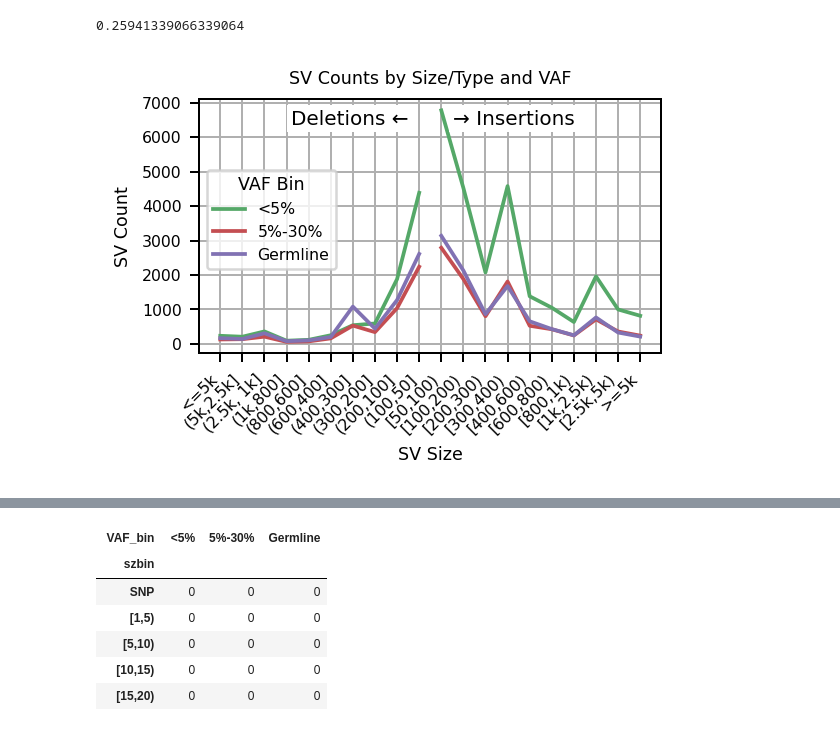
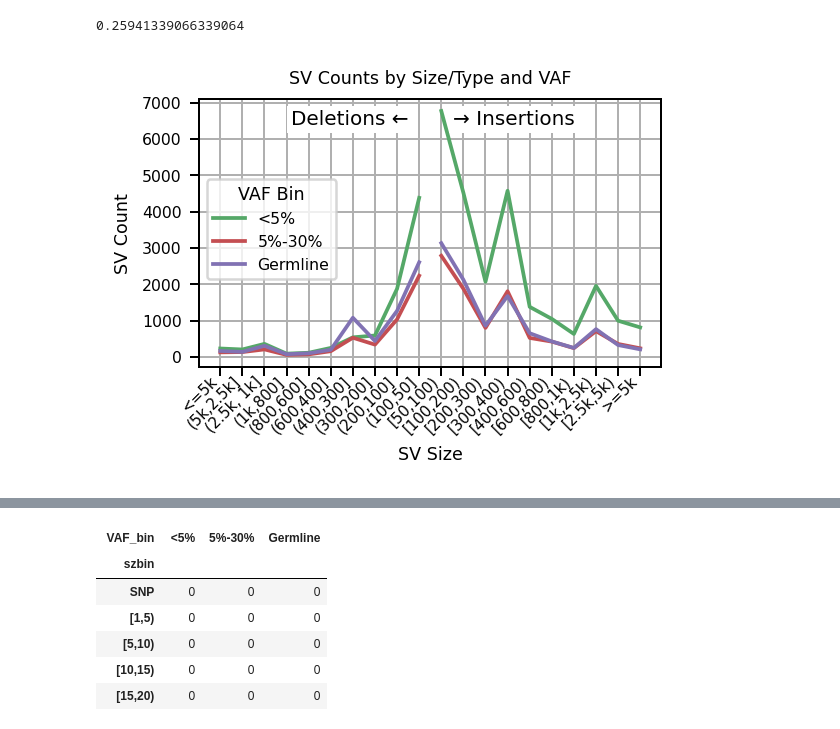
Before and after one commit to BCM-HGSC/SMaHT_MIMS, a Jupyter notebook: bench_stats/VariantStats.ipynb, the cells around one changed output, grey strips where cells are left out. Saved outputs shown, nothing was run; the diff lists cells and outputs as text; code cells hidden in the pictures.

Commit message:
minor plot tweak

```diff
--- a/bench_stats/VariantStats.ipynb
+++ b/bench_stats/VariantStats.ipynb
@@ -218,31 +218,45 @@ for i in ['DEL', 'INS']:
     p = sb.lineplot(
         data=plot_df,
         x='signed_szbin',
         y='count',
         hue='VAF_bin',
         markers=False,
         dashes=True,
         legend=(i=='DEL'),
         ax = ax[0][0],
         palette=palette[2:-3],
     )
 
 p.set_title("SV Counts by Size/Type and VAF")
 p.set_ylabel("Count")
 p.set_xlabel("Size Bin")
 p.grid(True)
 plt.legend(title="VAF Bin",
            loc="lower left",
            bbox_to_anchor=(0, 0.3),  # fine-tune as needed
 )
 plt.xticks(rotation=45, ha='right')
+ax[0][0].tick_params(axis='x', which='major', pad=-1, labelsize=6)
+
 plt.tight_layout()
 
 ax[0][0].text(8.5, 6800, "Deletions ←", ha='right', va='top', fontsize=8,
               bbox=dict(facecolor='white', edgecolor='none', boxstyle='square,pad=0.2'))
 ax[0][0].text(10.51, 6800, "→ Insertions", ha='left', va='top', fontsize=8,
              bbox=dict(facecolor='white', edgecolor='none', boxstyle='square,pad=0.2'))
+keep = ax[0][0].get_xticklabels()
+keep = [keep[0], "",
+        keep[2], "",
+        keep[4], "",
+        keep[6], "",
+        keep[8], "",#keep[9],
+        keep[10], "",#keep[11],
+        keep[13], "",
+        keep[15], "",
+        keep[17], "",
+        keep[19], ""]
+#ax[0][0].set_xticklabels(keep)
 
 _ = p.set(ylabel="SV Count", xlabel='SV Size')
 # %% [output]
-[figure, old version]
+[figure, new version]
```
Also changed, not shown: parts of 1 cell of this notebook.
